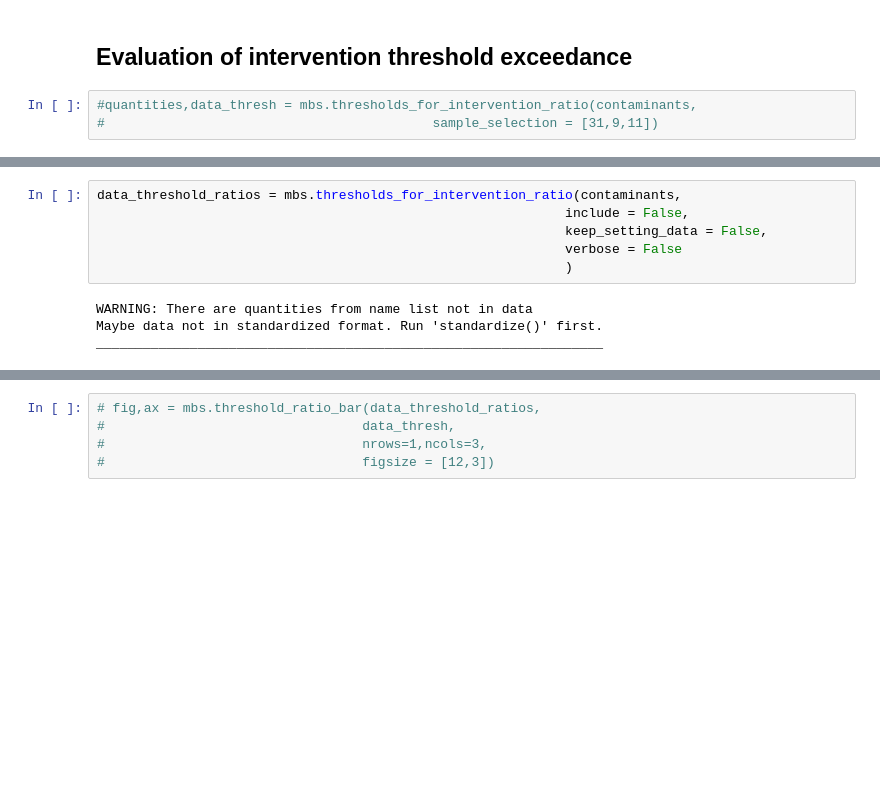
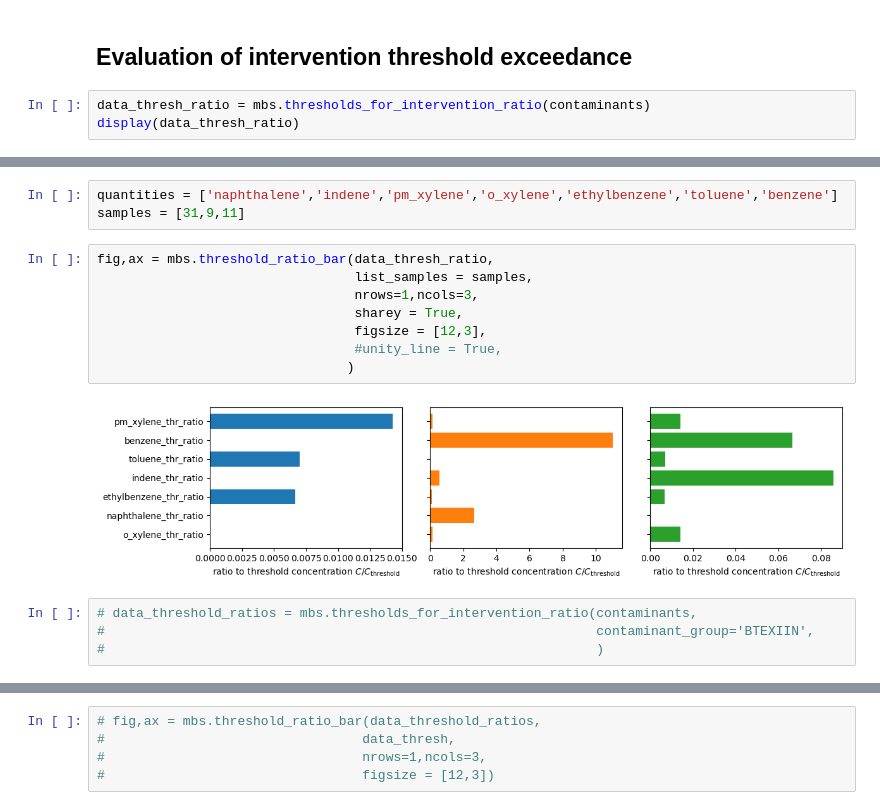
Before and after one commit to MiBiPreT/mibiscreen, a Jupyter notebook: examples/ex02_Amersfoort/example_02_amersfoort_concentrations.ipynb, the cells around one changed output, grey strips where cells are left out. Drawn from its saved outputs; the diff is of its cells as text; blank space fills up the shorter version.

Commit message:
update amersfoort examples with additional plots and split up

```diff
--- a/examples/ex02_Amersfoort/example_02_amersfoort_concentrations.ipynb
+++ b/examples/ex02_Amersfoort/example_02_amersfoort_concentrations.ipynb
@@ -381,5 +381,5 @@ plt.legend()
 # %% [markdown]
 ## Evaluation of intervention threshold exceedance
 # %%
-#quantities,data_thresh = mbs.thresholds_for_intervention_ratio(contaminants,
-#                                          sample_selection = [31,9,11])
+data_thresh_ratio = mbs.thresholds_for_intervention_ratio(contaminants)
+display(data_thresh_ratio)
@@ -386,10 +407,17 @@ plt.legend()
+# %%
+quantities = ['naphthalene','indene','pm_xylene','o_xylene','ethylbenzene','toluene','benzene']
+samples = [31,9,11]
+# %%
+fig,ax = mbs.threshold_ratio_bar(data_thresh_ratio,
+                                 list_samples = samples,
+                                 nrows=1,ncols=3,
+                                 sharey = True,
+                                 figsize = [12,3],
+                                 #unity_line = True,
+                                )
+# %% [output]
+[figure, added]
 # %%
-data_threshold_ratios = mbs.thresholds_for_intervention_ratio(contaminants,
-                                                            include = False,
-                                                            keep_setting_data = False,
-                                                            verbose = False
-                                                            )
+# data_threshold_ratios = mbs.thresholds_for_intervention_ratio(contaminants,
+#                                                               contaminant_group='BTEXIIN',
+#                                                               )
-# %% [output]
-WARNING: There are quantities from name list not in data
-Maybe data not in standardized format. Run 'standardize()' first.
-_________________________________________________________________
```
Also changed, not shown: parts of 7 cells of this notebook, 5 other files.
